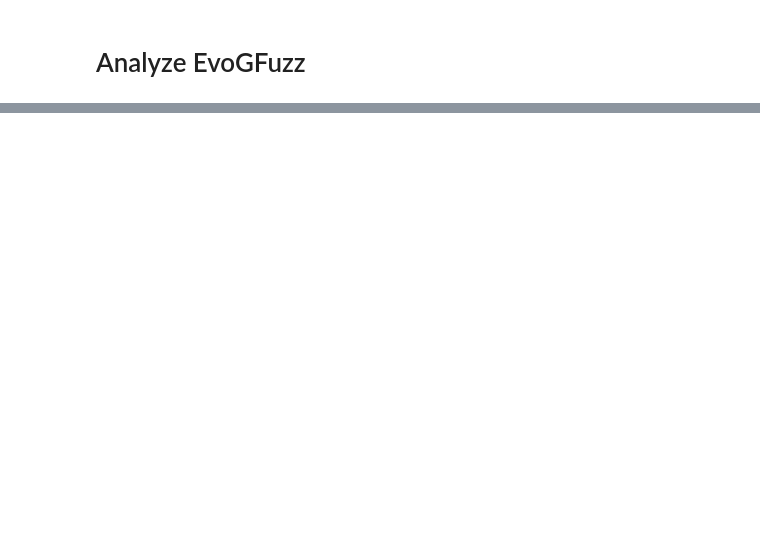
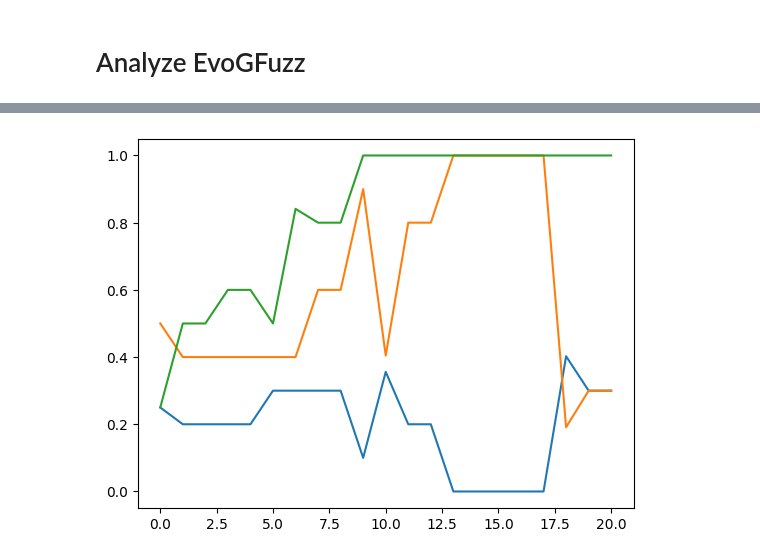
Before and after one commit to martineberlein/evogfuzzplusplus, a Jupyter notebook: notebooks/graphs.ipynb, the cells around one changed output, grey strips where cells are left out. Cells and saved outputs as stored; diff of their text form; code cells hidden in the pictures; blank space fills up the shorter version.

Commit message:
Code Style Black + Fixed Prob learning

```diff
--- a/notebooks/graphs.ipynb
+++ b/notebooks/graphs.ipynb
@@ -33,0 +101,9 @@ for _ in range(100):
+# %%
+from copy import deepcopy
+g = deepcopy(result)
+
+features = set()
+
+for rule in g:
+    for child in g[rule]:
+        features.add(f"{rule}->{child[1]['prob']}")
@@ -33,0 +182,3 @@ for _ in range(100):
+# %%
+all_prob_grammars_org = evogfuzz._probabilistic_grammars
+all_prob_grammars = [g[0] for g in all_prob_grammars_org]
@@ -33,0 +209,6 @@ for _ in range(100):
+# %%
+from evogfuzz.evogfuzz_class import GrammarType
+reduced = list(filter(lambda x: x[1] == GrammarType.LEARNED or GrammarType.MUTATED, all_prob_grammars_org))
+reduced = [g[0] for g in reduced]
+print(len(reduced))
+dicts = parse_prob_grammars(reduced)
@@ -33,0 +237,13 @@ for _ in range(100):
+# %%
+import matplotlib.pyplot as plt
+
+xvals = [i for i in range(len(reduced))]
+
+f, ax = plt.subplots(1)
+
+feature_disp = ['<function>->cos', '<function>->sqrt', '<maybe_minus>->-']
+
+for feature in feature_disp:
+    ax.plot(xvals, dicts[feature])
+# %% [output]
+[figure, added]
```
Also changed, not shown: parts of 24 cells of this notebook, 6 other files.
